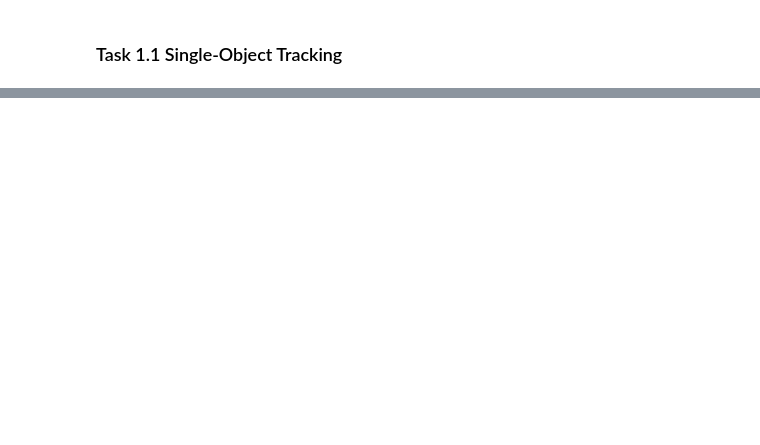
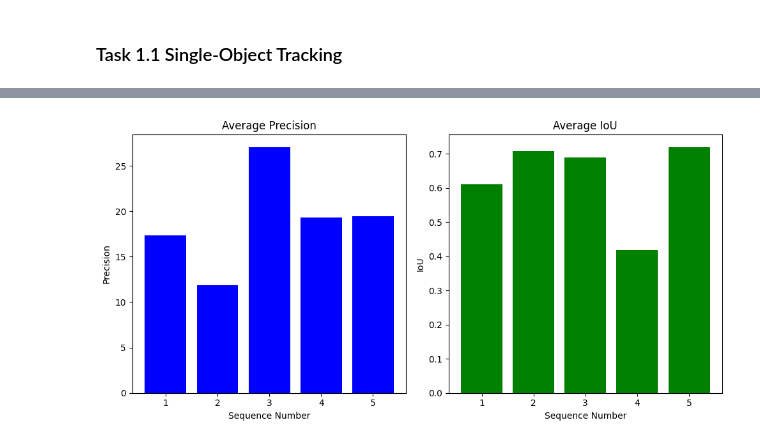
Before and after one commit to ansemin/Object-Tracking-, a Jupyter notebook: task1.ipynb, the cells around one changed output, grey strips where cells are left out. Cells and saved outputs as stored; diff of their text form; code cells hidden in the pictures; blank space fills up the shorter version.

```diff
--- a/task1.ipynb
+++ b/task1.ipynb
@@ -78,0 +306,87 @@ Visualise the results as well.
+# %%
+def initialize_kalman(x, y, w, h):
+    kf = cv2.KalmanFilter(4, 2)
+    kf.measurementMatrix = np.array([[1, 0, 0, 0], [0, 1, 0, 0]], np.float32)
+    kf.transitionMatrix = np.array([[1, 0, 1, 0], [0, 1, 0, 1], [0, 0, 1, 0], [0, 0, 0, 1]], np.float32)
+    kf.processNoiseCov = np.eye(4, dtype=np.float32) * 0.03
+    kf.measurementNoiseCov = np.eye(2, dtype=np.float32) * 0.1
+    kf.statePre = np.array([x + w / 2, y + h / 2, 0, 0], dtype=np.float32)
+    kf.errorCovPre = np.eye(4, dtype=np.float32)
+    return kf
+
+def read_bounding_boxes(file_path):
+    with open(file_path, 'r') as file:
+        return [tuple(map(int, line.strip().split(','))) for line in file]
+
+def calculate_iou(box1, box2):
+    x_left = max(box1[0], box2[0])
+    y_top = max(box1[1], box2[1])
+    x_right = min(box1[0] + box1[2], box2[0] + box2[2])
+    y_bottom = min(box1[1] + box1[3], box2[1] + box2[3])
+
+    if x_right < x_left or y_bottom < y_top:
+        return 0.0
+
+    intersection_area = (x_right - x_left) * (y_bottom - y_top)
+    bb1_area = box1[2] * box1[3]
+    bb2_area = box2[2] * box2[3]
+
+    iou = intersection_area / float(bb1_area + bb2_area - intersection_area)
+    return iou
+
+def calculate_precision(gt_box, prediction):
+    gt_center = np.array([gt_box[0] + gt_box[2] / 2, gt_box[1] + gt_box[3] / 2])
+    pred_center = np.array([prediction[0], prediction[1]])
+    return np.linalg.norm(gt_center - pred_center)
+
+base_dir = 'data/Task 1'
+sequence_folders = [f'seq_{i}' for i in range(1, 6)]
+
+overall_precision = []
+overall_iou = []
+
+for sequence_folder in sequence_folders:
+    initial_state_path = os.path.join(base_dir, sequence_folder, 'firsttrack.txt')
+    ground_truth_path = os.path.join(base_dir, sequence_folder, 'groundtruth.txt')
+    ground_truth_boxes = read_bounding_boxes(ground_truth_path)
+
+    x, y, w, h = read_bounding_boxes(initial_state_path)[0]
+    kf = initialize_kalman(x, y, w, h)
+
+    precision_accumulator = []
+    iou_accumulator = []
+
+    for gt_box in ground_truth_boxes:
+        prediction = kf.predict()
+        kf.correct(np.array([gt_box[0] + gt_box[2] / 2, gt_box[1] + gt_box[3] / 2], np.float32))
+
+        pred_box = [int(prediction[0] - w / 2), int(prediction[1] - h / 2), w, h]
+        iou = calculate_iou(gt_box, pred_box)
+        precision = calculate_precision(gt_box, prediction[:2])
+
+        iou_accumulator.append(iou)
+        precision_accumulator.append(precision)
+
+    overall_iou.append(np.mean(iou_accumulator))
+    overall_precision.append(np.mean(precision_accumulator))
+
+print(f"Overall IoU: {np.mean(overall_iou):.2f}, Overall Precision: {np.mean(overall_precision):.2f}")
+
+# Plotting results
+plt.figure(figsize=(10, 5))
+
+plt.subplot(1, 2, 1)
+plt.bar(range(1, 6), overall_precision, color='blue')
+plt.title("Average Precision")
+plt.xlabel("Sequence Number")
+plt.ylabel("Precision")
+
+plt.subplot(1, 2, 2)
+plt.bar(range(1, 6), overall_iou, color='green')
+plt.title("Average IoU")
+plt.xlabel("Sequence Number")
+plt.ylabel("IoU")
+
+plt.tight_layout()
+plt.show()
+# %% [output]
@@ -79 +394,2 @@ Visualise the results as well.
+[figure, added]
 # %% [markdown]
```
Also changed, not shown: parts of 25 cells of this notebook.
